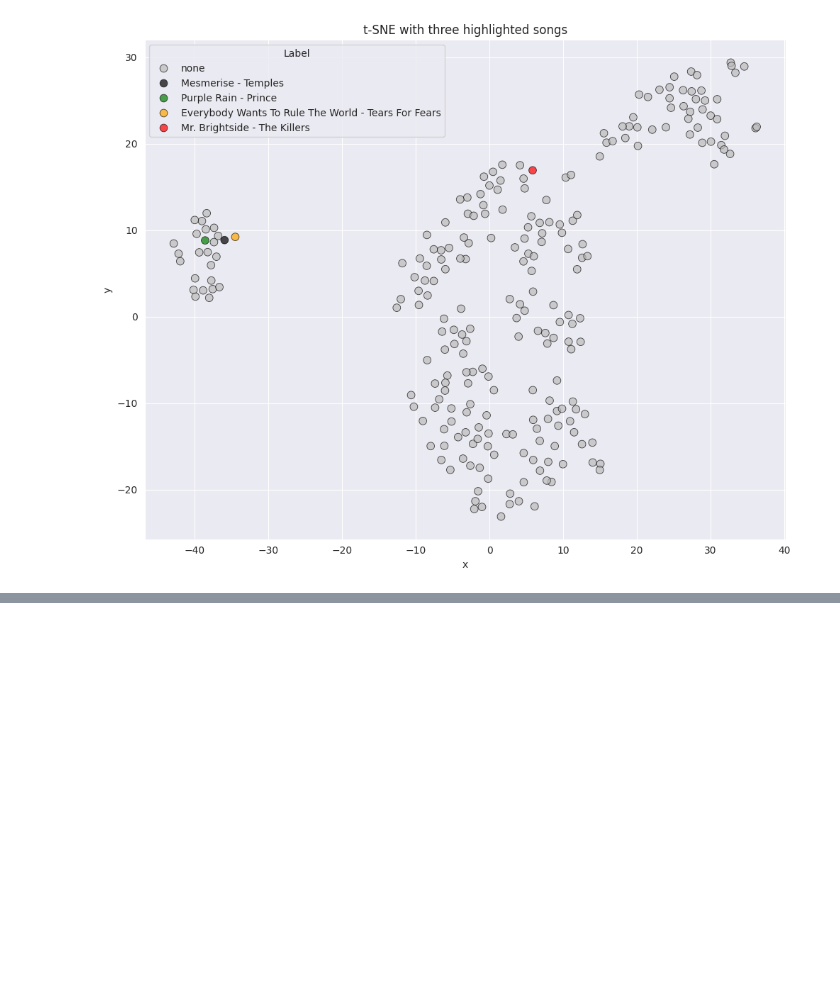
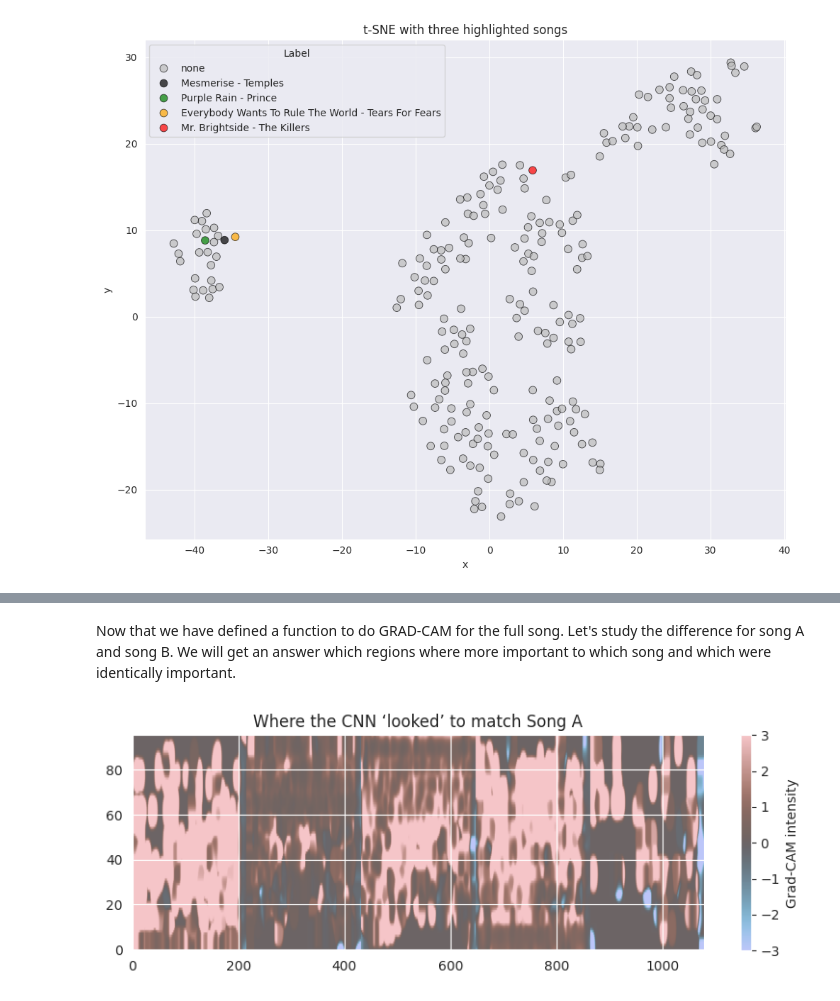
Before and after one commit to dolind/Deej-AI-with-XAI, a Jupyter notebook: notebooks/explainability.ipynb, the cells around one changed output, grey strips where cells are left out. Cells and saved outputs as stored; diff of their text form; code cells hidden in the pictures; blank space fills up the shorter version.

```diff
--- a/notebooks/explainability.ipynb
+++ b/notebooks/explainability.ipynb
@@ -581,15 +670,14 @@ whereas the killers got completly kicked away.
 # %%
+#| code-fold: true
 labels = ["none"] * len(filenames)
 
-songs = ["Purple Rain - Prince","Mesmerise - Temples", "Everybody Wants To Rule The World - Tears For Fears","Mr. Brightside - The Killers",]
-
-
+songs = ["Purple Rain - Prince", "Mesmerise - Temples", "Everybody Wants To Rule The World - Tears For Fears",
+         "Mr. Brightside - The Killers", ]
 
 for i, f in enumerate(filenames):
     for song in songs:
-        if song in f:  # match by substring
+        if song in f:
             labels[i] = song
-            print(song)
             break
 
 tsne_df = pd.DataFrame({
@@ -638,0 +733,12 @@ Which parts of the spectrogram contributed most to the similarity score?
+# %%
+
+from tensorflow.keras.models import load_model
+import tensorflow as tf
+model = load_model(
+    '/app/speccy_model',
+    custom_objects={
+        'cosine_proximity':
+            tf.compat.v1.keras.losses.cosine_proximity
+    })
+model.trainable = False;
+conv_layer = model.get_layer("separable_conv2d_3")
@@ -638,0 +796,24 @@ Which parts of the spectrogram contributed most to the similarity score?
+# %% [markdown]
+Now that we have defined a function to do GRAD-CAM for the full song. Let's study the difference for song A and song B. We will get an answer which regions where more important to which song and which were identically important.
+# %%
+vec_A = mp3tovecs['/opt/project/data/raw-previews/combined/Mesmerise - Temples.mp3']
+vec_B = mp3tovecs['/opt/project/data/raw-previews/combined/Everybody Wants To Rule The World - Tears For Fears.mp3']
+x_query = mp3_to_slices('/app/data/raw-previews/combined/Purple Rain - Prince.mp3')
+# %%
+cam_A = full_song_grad_cam(model, x_query, vec_A, conv_layer)
+cam_B = full_song_grad_cam(model, x_query, vec_B, conv_layer)
+
+# we use signed log, as the songs are very close together.
+diff = tf.math.log((cam_A + 1e-5) / (cam_B + 1e-5))
+diff_clipped = tf.clip_by_value(diff, -3.0, 3.0)
+# %%
+#| code-fold: true
+plt.figure(figsize=(8, 3))
+
+plt.imshow(diff_clipped, cmap="berlin", alpha=0.6, origin="lower", aspect="auto")
+plt.colorbar(label="Grad-CAM intensity")
+plt.title("Where the CNN ‘looked’ to match Song A")
+plt.tight_layout();
+plt.show()
+# %% [output]
+[figure, added]
```
Also changed, not shown: parts of 113 cells of this notebook, 1 other file.
